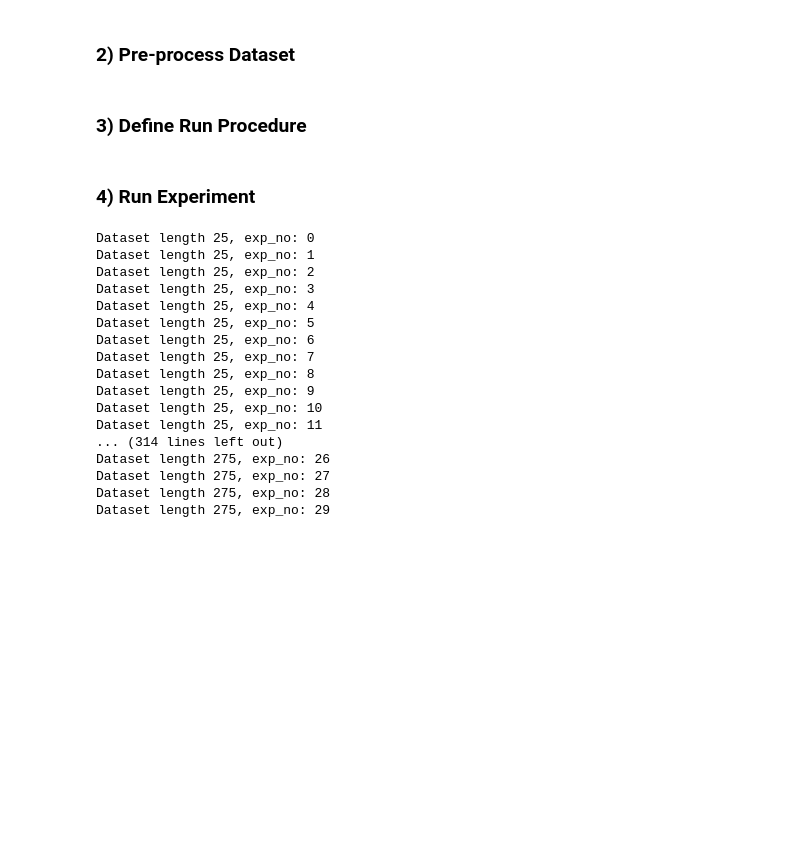
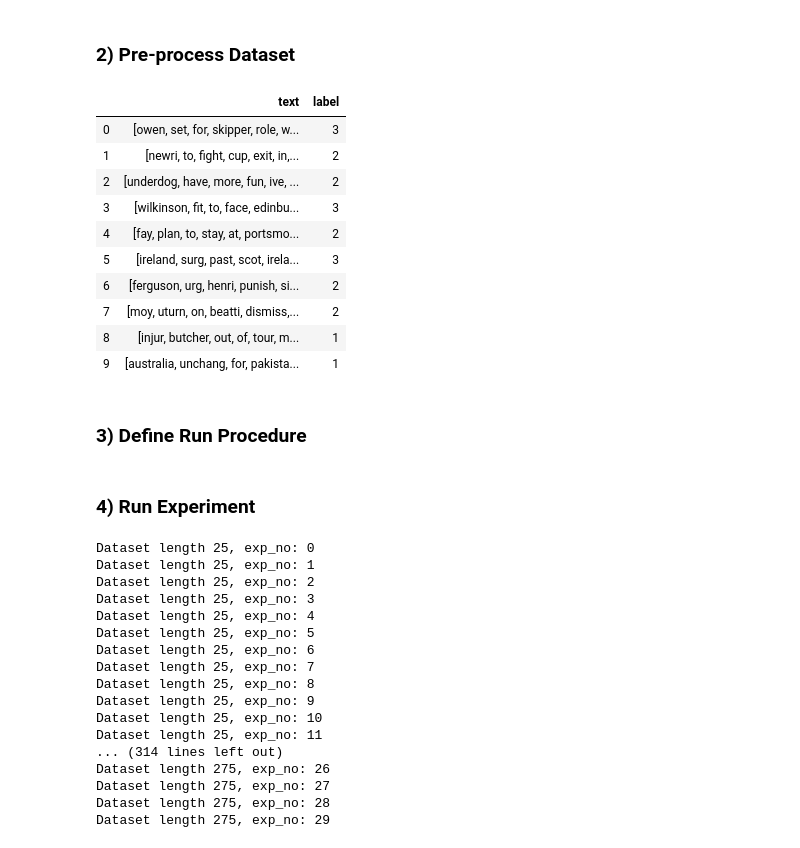
Before and after one commit to andreipruteanu/pluralsight, a Jupyter notebook: 01_audition/text_classification_compare.ipynb, the cells around one changed output. Cells and saved outputs as stored; diff of their text form; code cells hidden in the pictures; blank space fills up the shorter version.

```diff
--- a/01_audition/text_classification_compare.ipynb
+++ b/01_audition/text_classification_compare.ipynb
@@ -19,19 +35,37 @@ df = get_data_bbc_articles()
 # %% [markdown]
 <h3>2) Pre-process Dataset</h3>
 # %%
-# convert the labels from strings to binary values for our classifier
+df = df_raw.copy()
+
+# convert text labels from strings to numerical values
 df['label'] = df.label.map({l: idx for idx, l in enumerate(set(df.label))})
 
-# convert all characters to lower-case
 df['text'] = df.text.map(lambda x: x.lower())
 
-# apply tokenization: divide a string into substrings by splitting on the specified string (defined in subclasses).
+# remove all punctuation signs
+df['text'] = df.text.str.replace('[^\w\s]', '')
+
+# apply tokenization: divide a string into list of words
 df['text'] = df['text'].apply(nltk.word_tokenize)
 
-# perform word stemming. The idea of stemming is to normalize our text to remove all variations of words carrying
+# perform word stemming. T remove all variations of words carrying
 # the same meaning, regardless of the tense. Porter Stemmer stemming algorithm is the most popular:
 stemmer = PorterStemmer()
 df['text'] = df['text'].apply(lambda x: [stemmer.stem(y) for y in x])
+
+df.head(10)
+# %% [output]
+|  | text | label |
+| 0 | [owen, set, for, skipper, role, w... | 3 |
+| 1 | [newri, to, fight, cup, exit, in,... | 2 |
+| 2 | [underdog, have, more, fun, ive, ... | 2 |
+| 3 | [wilkinson, fit, to, face, edinbu... | 3 |
+| 4 | [fay, plan, to, stay, at, portsmo... | 2 |
+| 5 | [ireland, surg, past, scot, irela... | 3 |
+| 6 | [ferguson, urg, henri, punish, si... | 2 |
+| 7 | [moy, uturn, on, beatti, dismiss,... | 2 |
+| 8 | [injur, butcher, out, of, tour, m... | 1 |
+| 9 | [australia, unchang, for, pakista... | 1 |
 # %%
 def classify_dtree(x_test, x_train, y_test, y_train):
     # create Decision tree classifier
```
Also changed, not shown: parts of 4 cells of this notebook.
